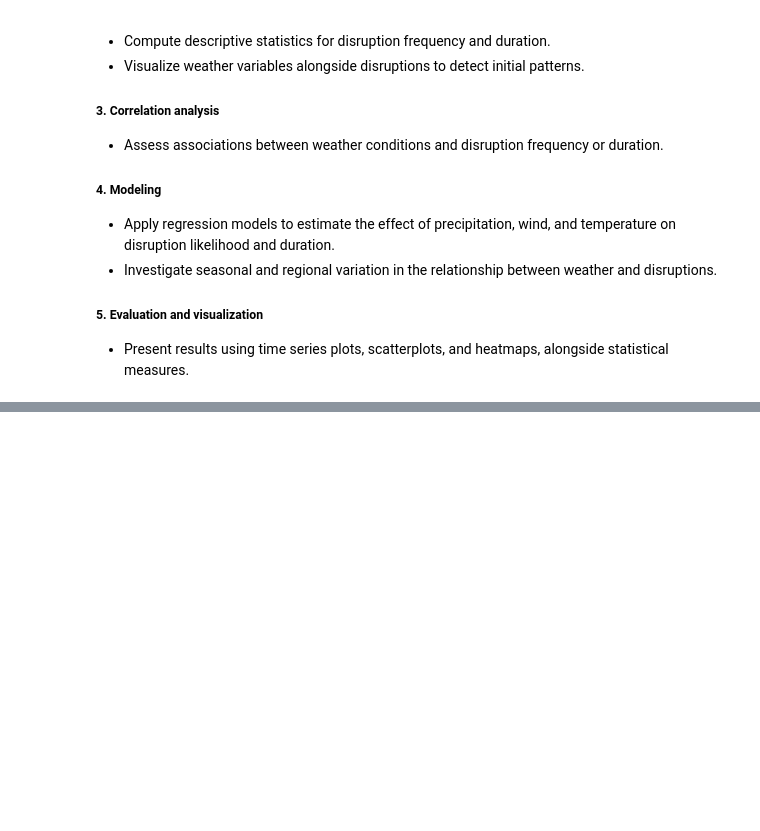
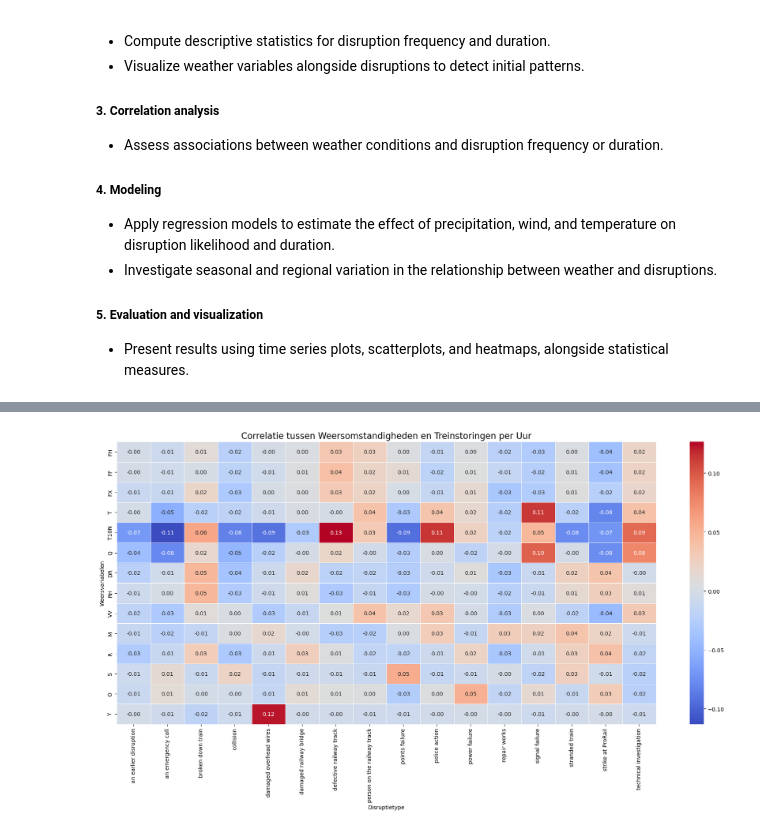
Before and after one commit to Tjerko2002/TIL-groepje-1, a Jupyter notebook: Project_Group_1.ipynb, the cells around one changed output, grey strips where cells are left out. Cells and saved outputs as stored; diff of their text form; code cells hidden in the pictures; blank space fills up the shorter version.

Commit message:
Analysis of plots
Analysis of Plots

```diff
--- a/Project_Group_1.ipynb
+++ b/Project_Group_1.ipynb
@@ -130,0 +306,89 @@ The weather dataset consists of hourly data that is reported for a total of XXX
+# %%
+import pandas as pd
+import seaborn as sns
+import matplotlib.pyplot as plt
+from sklearn.preprocessing import StandardScaler
+
+# Loading weather data
+df_weather = pd.read_parquet('data/df_weather_5_stations.parquet')
+
+# HH as string.
+df_weather['HH'] = df_weather['HH'].astype(str).str.zfill(2)
+
+# Merge YYYYMMDD and HH to datetime string
+df_weather['datetime_str'] = df_weather['YYYYMMDD'].astype(str) + df_weather['HH']
+
+# filter for correct rows
+df_weather = df_weather[df_weather['datetime_str'].str.len() == 10]
+
+# change to datetime
+df_weather['datetime'] = pd.to_datetime(
+    df_weather['datetime_str'],
+    format='%Y%m%d%H',
+    errors='coerce'
+)
+
+# Eventuele mislukte conversies eruit
+df_weather = df_weather.dropna(subset=['datetime'])
+
+# Select relevant columns
+weather_cols = ['FH','FF','FX','T','T10N','Q','DR','RH','VV','M','R','S','O','Y']
+df_weather_sel = df_weather[['datetime'] + weather_cols].copy()
+
+# Correct units
+for col in ['FH','FF','FX','T','RH','DR']:
+    df_weather_sel[col] = df_weather_sel[col] / 10
+
+# Load disruptions
+df_disruptions = pd.read_csv('data/disruptions_filtered_top15_causes.csv')
+
+# Unify start times.
+df_disruptions['start_time'] = pd.to_datetime(df_disruptions['start_time'])
+df_disruptions['datetime'] = df_disruptions['start_time'].dt.floor('H')
+
+# Create pivot table of the disruptions.
+df_disruptions['flag'] = 1
+df_disruption_pivot = (
+    df_disruptions
+    .pivot_table(
+        index='datetime',
+        columns='cause_en',   # English description of cause
+        values='flag',
+        aggfunc='sum',        # number of disruptions per hour per type
+        fill_value=0
+    )
+    .reset_index()
+)
+
+# Merge weather and disruptions
+merged = pd.merge(df_weather_sel, df_disruption_pivot, on='datetime', how='inner')
+
+scaler = StandardScaler()
+merged[weather_cols] = scaler.fit_transform(merged[weather_cols])
+
+
+# Correlation calculations
+all_cols = merged.columns.tolist()
+disruption_cols = [c for c in all_cols if c not in weather_cols + ['datetime']]
+
+# Spearman correlation
+corr_matrix = merged.drop(columns=['datetime']).corr(method='spearman')
+
+# Weather vs disruption in the matrix.
+corr_sub = corr_matrix.loc[weather_cols, disruption_cols]
+
+# Plot the heatmap
+plt.figure(figsize=(18, 10))
+sns.heatmap(
+    corr_sub,
+    annot=True,
+    fmt=".2f",
+    cmap='coolwarm',
+    linewidths=0.5
+)
+plt.title('Correlatie tussen Weersomstandigheden en Treinstoringen per Uur', fontsize=16)
+plt.xlabel('Disruptietype')
+plt.ylabel('Weersvariabelen')
+plt.tight_layout()
+plt.show()
+# %% [output]
@@ -130,0 +396 @@ The weather dataset consists of hourly data that is reported for a total of XXX
+[figure, added]
```
Also changed, not shown: parts of 16 cells of this notebook.
